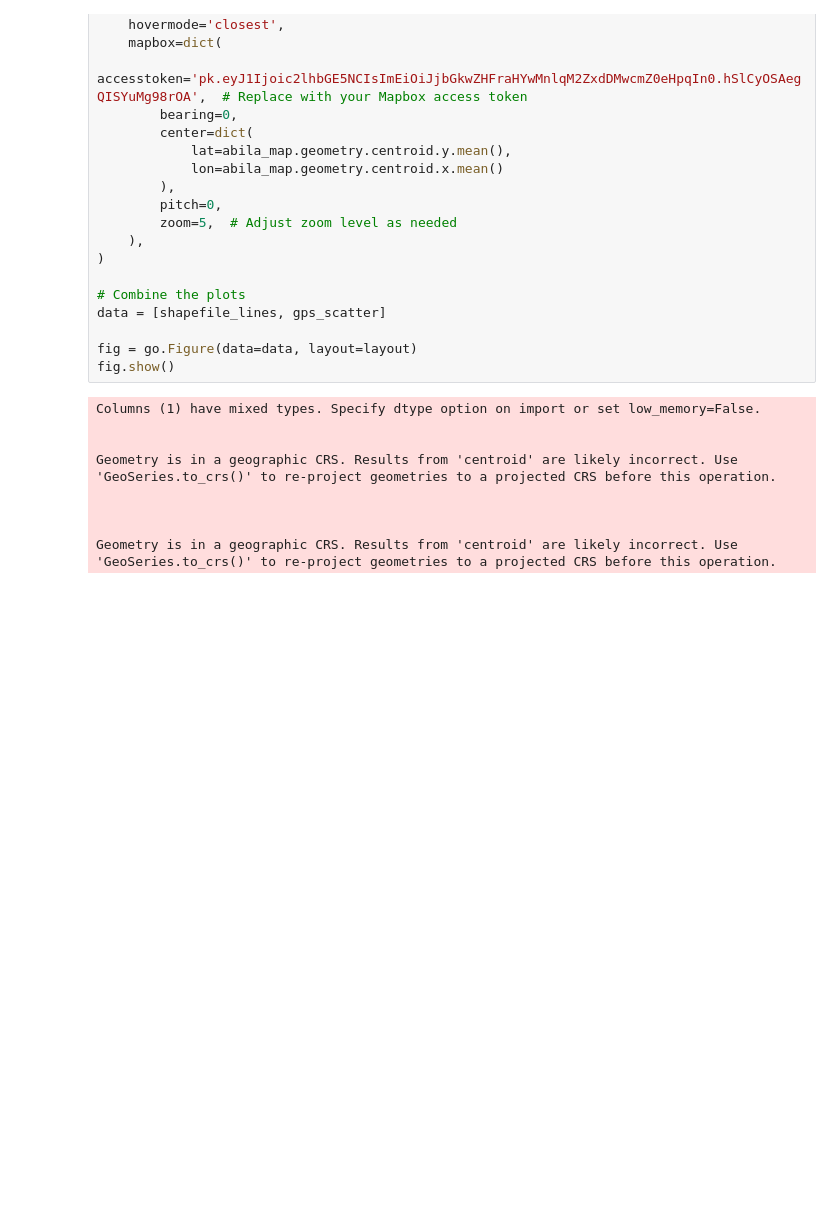
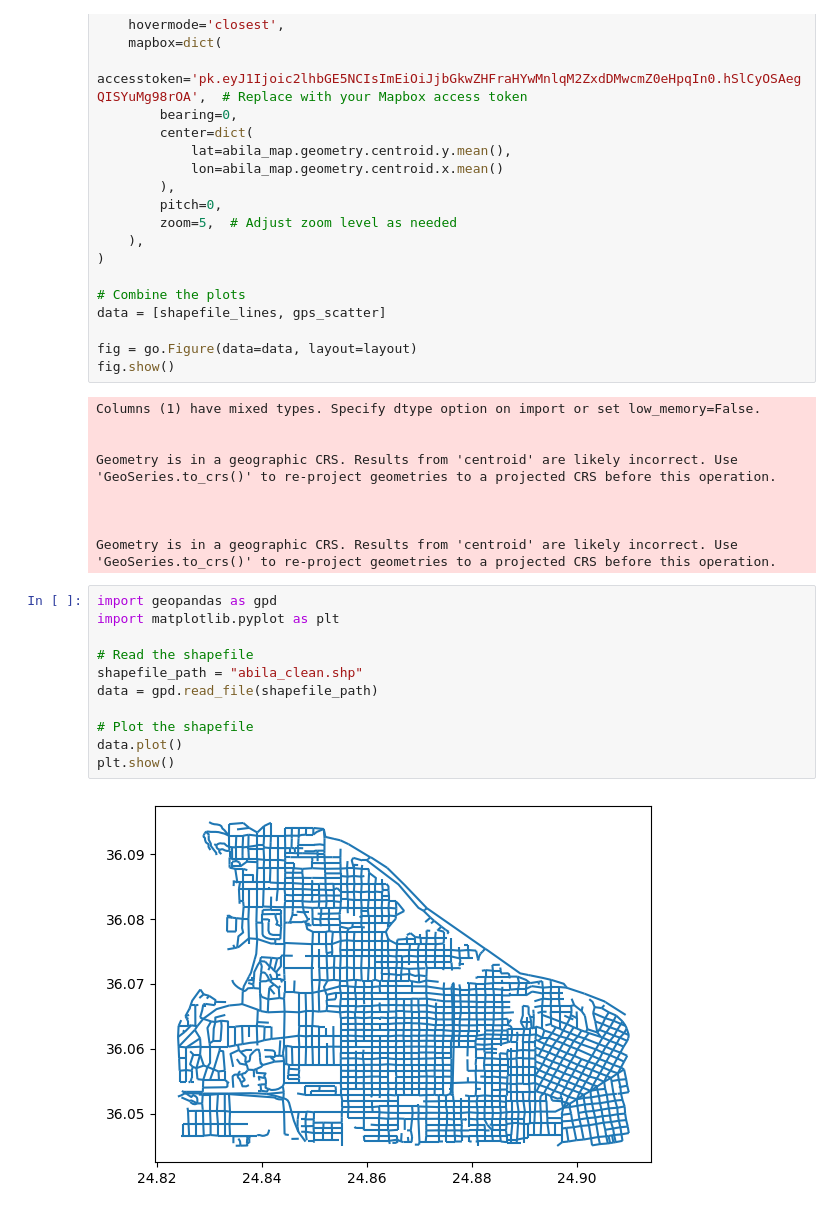
Before and after one commit to Siala-94/Vast-2021-MC2, a Jupyter notebook: MC2/test2.ipynb, the cells around one changed output. Drawn from its saved outputs; the diff is of its cells as text; blank space fills up the shorter version.

```diff
--- a/MC2/test2.ipynb
+++ b/MC2/test2.ipynb
@@ -105,3 +105,16 @@ Geometry is in a geographic CRS. Results from 'centroid' are likely incorrect. U
 
 
 Geometry is in a geographic CRS. Results from 'centroid' are likely incorrect. Use 'GeoSeries.to_crs()' to re-project geometries to a projected CRS before this operation.
+# %%
+import geopandas as gpd
+import matplotlib.pyplot as plt
+
+# Read the shapefile
+shapefile_path = "abila_clean.shp"
+data = gpd.read_file(shapefile_path)
+
+# Plot the shapefile
+data.plot()
+plt.show()
+# %% [output]
+[figure, added]
```
Also changed, not shown: 8 other files.
